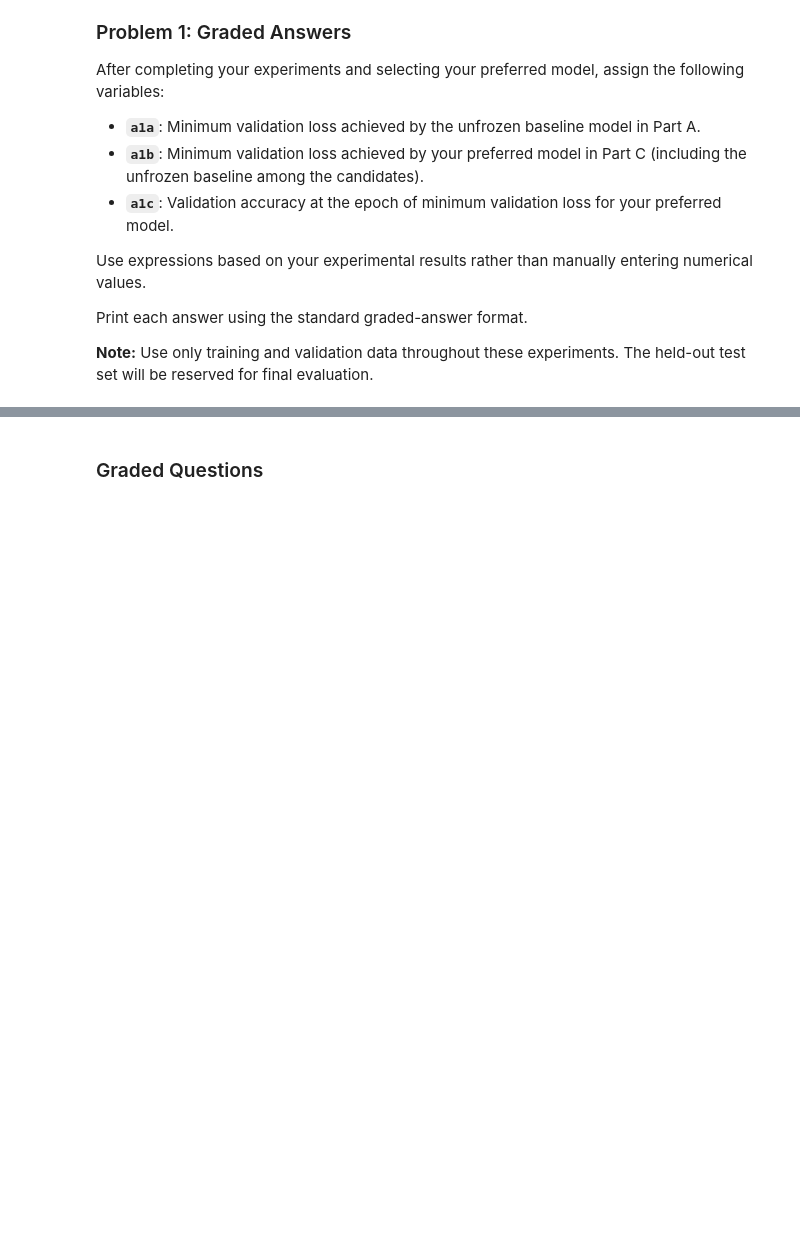
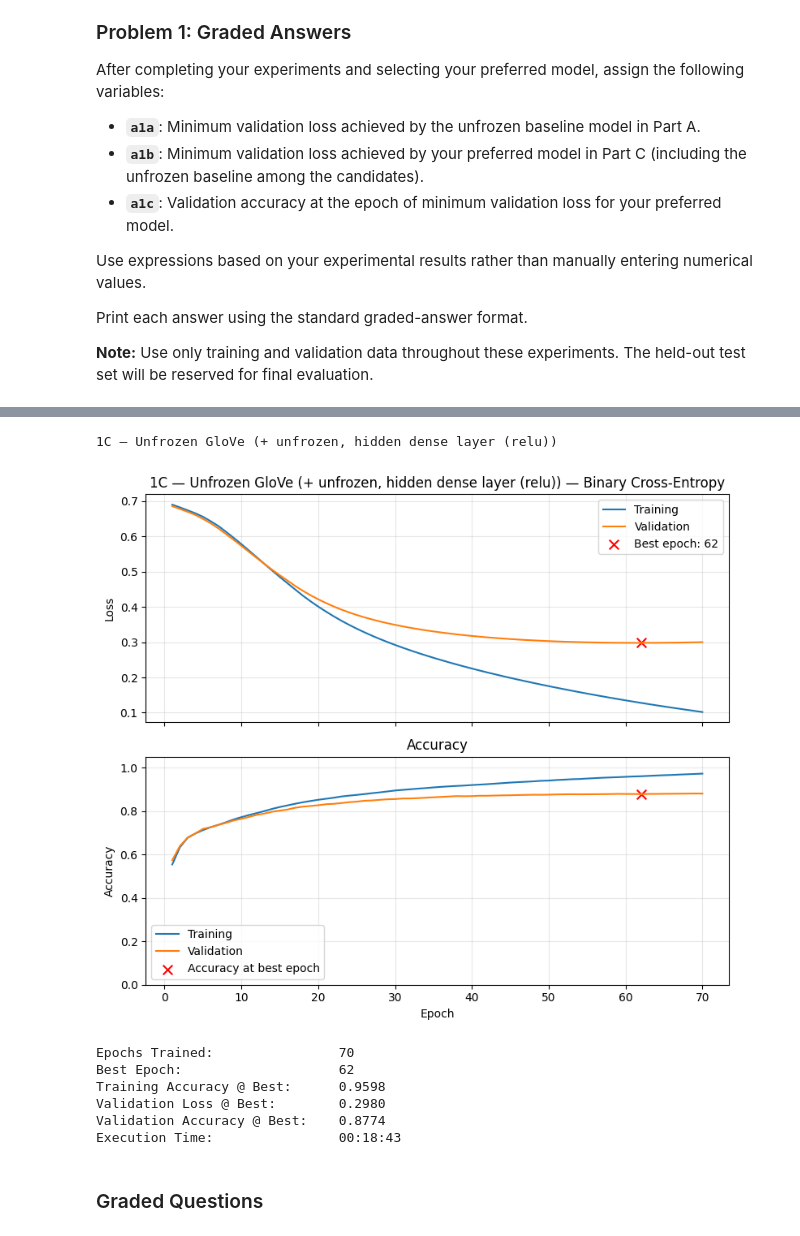
Before and after one commit to veniola/DX703-Assignments, a Jupyter notebook: Homework_07.ipynb, the cells around one changed output, grey strips where cells are left out. Drawn from its saved outputs; the diff is of its cells as text; code cells hidden in the pictures; blank space fills up the shorter version.

```diff
--- a/Homework_07.ipynb
+++ b/Homework_07.ipynb
@@ -945,3 +991,45 @@ KeyboardInterrupt:
+# %%
+# ====================================================
+# Problem 1: Fine-Tuning Pretrained GloVe Embeddings
+# ====================================================
+# ---------------------------------------------------------------------------
+# Part C: Select Your Preferred Model (+ unfrozen, hidden dense layer (relu)
+# ---------------------------------------------------------------------------
+# Build model
+model_baseline_unfrozen_1C = Sequential([
+    Input(shape=(max_text_length,), dtype="int32"),
+
+    Embedding(
+        input_dim=training_vocabulary_size,
+        output_dim=embedding_dimension,
+        weights=[embedding_matrix],
+        mask_zero=True,          # exclude padding from pooling
+        trainable=True          # unfreeze pretrained embeddings
+    ),
+
+    GlobalAveragePooling1D(),    # average word embeddings
+    Dense(64, activation="relu"),
+    Dense(1, activation="sigmoid")
+])
+
+# Train model
+results_1C = train_and_validate(
+    model_baseline_unfrozen_1C,
+    X_train, y_train,
+    X_val, y_val,
+    epochs=100,
+    lr_schedule=1e-4,
+    title="1C — Unfrozen GloVe (+ unfrozen, hidden dense layer (relu))"
+)
+# %% [output]
+1C — Unfrozen GloVe (+ unfrozen, hidden dense layer (relu))
+[figure, added]
+Epochs Trained:                70
+Best Epoch:                    62
+Training Accuracy @ Best:      0.9598
+Validation Loss @ Best:        0.2980
+Validation Accuracy @ Best:    0.8774
+Execution Time:                00:18:43
 # %% [markdown]
 ### Graded Questions
 # %%
```
Also changed, not shown: parts of 18 cells of this notebook.
